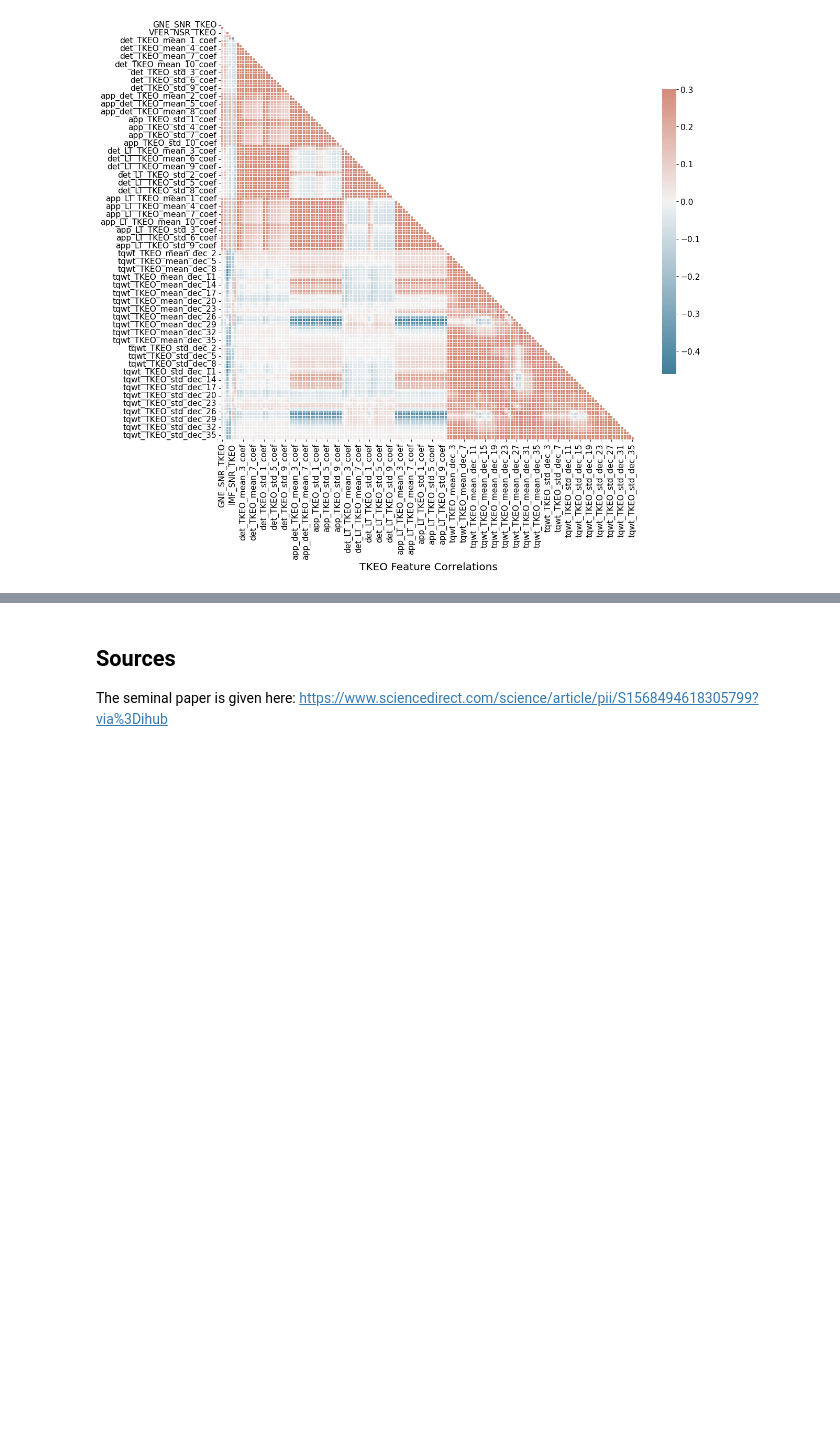
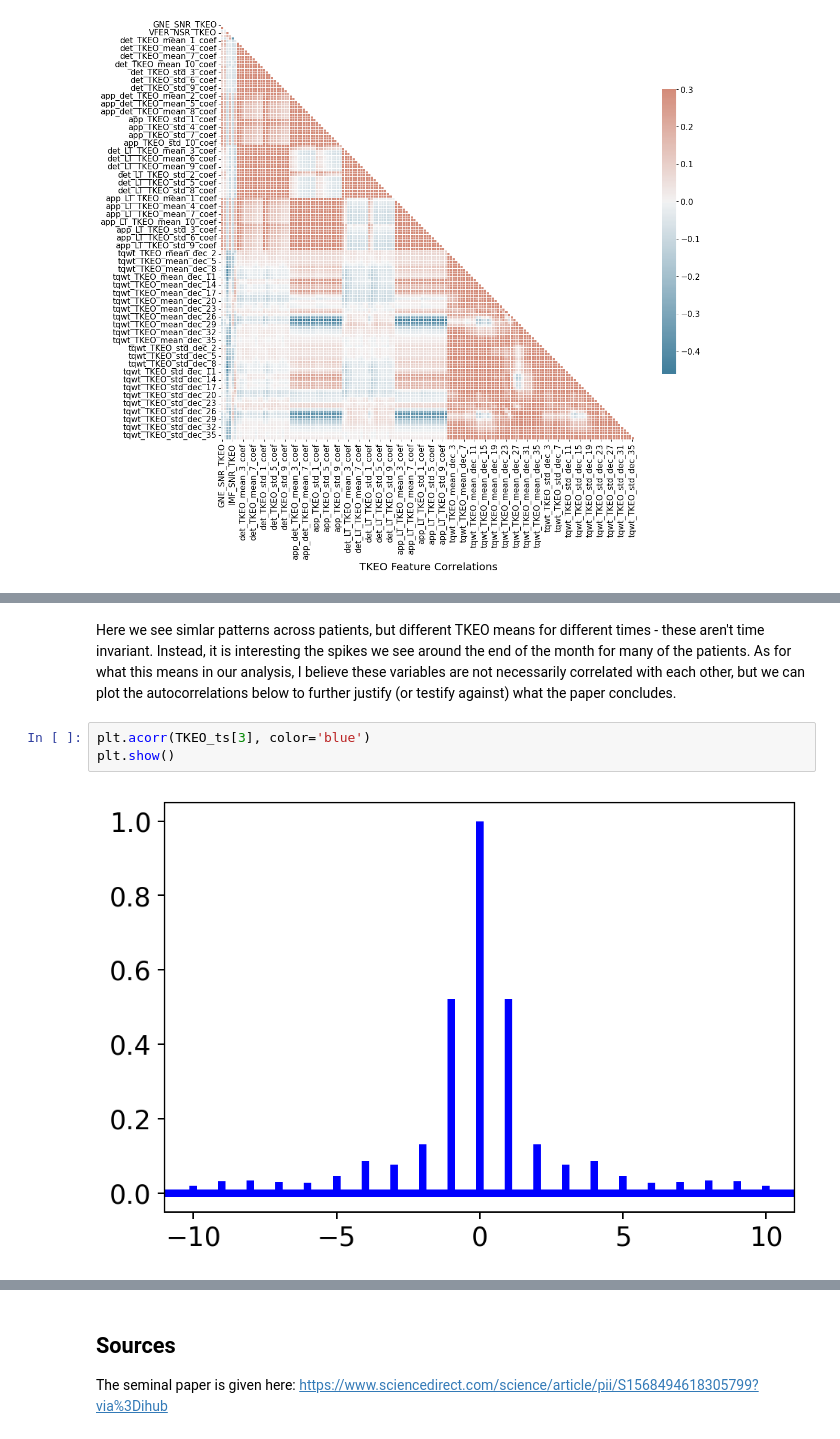
Before and after one commit to Mark-Oussoren/Parkinson_Classification, a Jupyter notebook: notebooks/EDA - Mark.ipynb, the cells around one changed output, grey strips where cells are left out. Saved outputs shown, nothing was run; the diff lists cells and outputs as text; blank space fills up the shorter version.

Commit message:
eda time series

```diff
--- a/notebooks/EDA - Mark.ipynb
+++ b/notebooks/EDA - Mark.ipynb
@@ -179,0 +180,7 @@ plt.show()
+# %% [markdown]
+Here we see simlar patterns across patients, but different TKEO means for different times - these aren't time invariant. Instead, it is interesting the spikes we see around the end of the month for many of the patients. As for what this means in our analysis, I believe these variables are not necessarily correlated with each other, but we can plot the autocorrelations below to further justify (or testify against) what the paper concludes.
+# %%
+plt.acorr(TKEO_ts[3], color='blue')
+plt.show()
+# %% [output]
+[figure, added]
```
Also changed, not shown: parts of 7 cells of this notebook, 3 other files.
